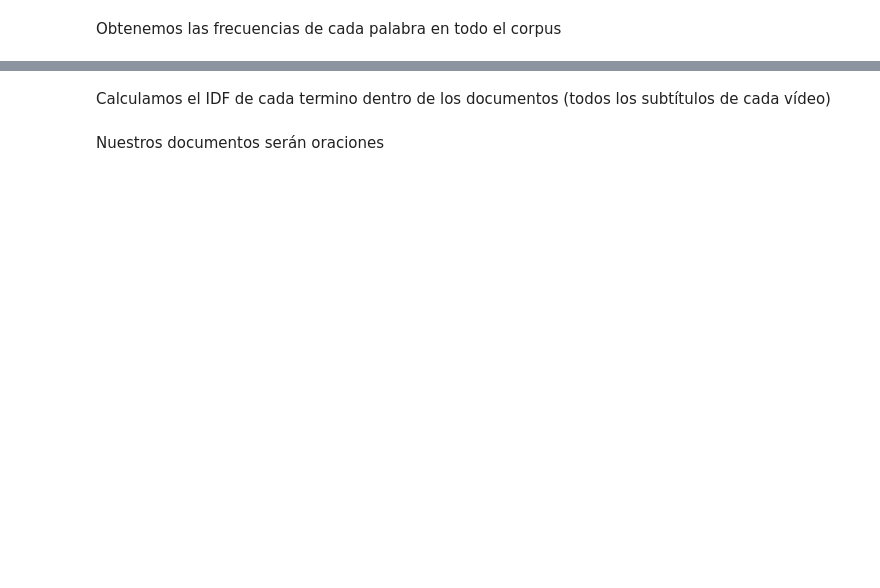
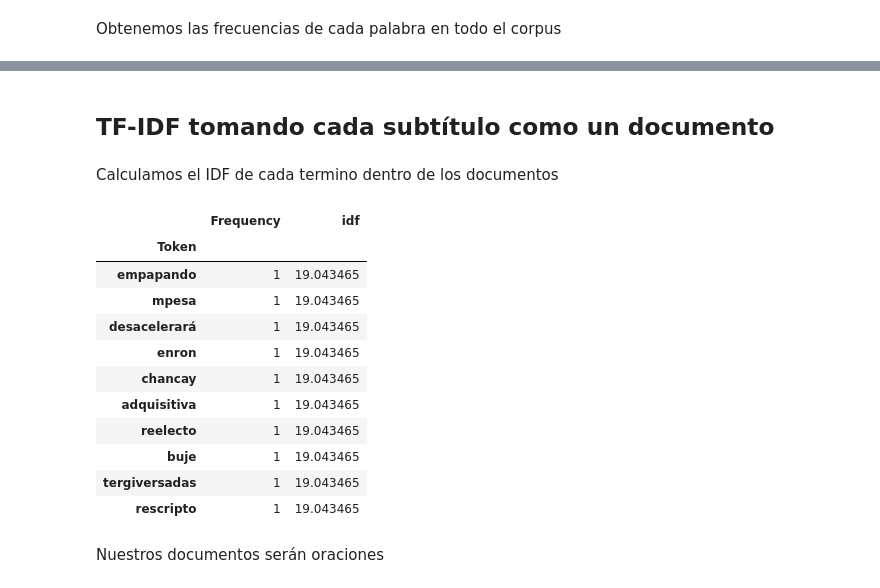
Before and after one commit to KarlaDSJ/PlayPhrase2.0, a Jupyter notebook: notebooks/TF-IDF.ipynb, the cells around one changed output, grey strips where cells are left out. Cells and saved outputs as stored; diff of their text form; code cells hidden in the pictures; blank space fills up the shorter version.

```diff
--- a/notebooks/TF-IDF.ipynb
+++ b/notebooks/TF-IDF.ipynb
@@ -89,0 +31,4 @@ def flatten(lst):
+# %%
+videos = Data("../pkl/clean_videos.pkl")
+videosxO = Data("../pkl/clean_videos.pkl")
+videos.corpus[0][0]
@@ -101,2 +83,4 @@ term_list
+# %% [markdown]
+## TF-IDF tomando cada subtítulo como un documento
 # %% [markdown]
-Calculamos el IDF de cada termino dentro de los documentos (todos los subtítulos de cada vídeo)
+Calculamos el IDF de cada termino dentro de los documentos
@@ -129,0 +87,2 @@ term_list[100:130]
+# %%
+tfidf_objxO = TFIDF(videosxO)
@@ -130,2 +91,18 @@ term_list[100:130]
+# %%
+tfidf_objxO.term_list = "../pkl/term_listxOracion.pkl"
+tfidf_objxO.term_list[100:110]
+# %% [output]
+|  | Frequency | idf |
+| Token |  |  |
+| empapando | 1 | 19.043465 |
+| mpesa | 1 | 19.043465 |
+| desacelerará | 1 | 19.043465 |
+| enron | 1 | 19.043465 |
+| chancay | 1 | 19.043465 |
+| adquisitiva | 1 | 19.043465 |
+| reelecto | 1 | 19.043465 |
+| buje | 1 | 19.043465 |
+| tergiversadas | 1 | 19.043465 |
+| rescripto | 1 | 19.043465 |
 # %% [markdown]
 Nuestros documentos serán oraciones
```
Also changed, not shown: parts of 66 cells of this notebook, 8 other files.
